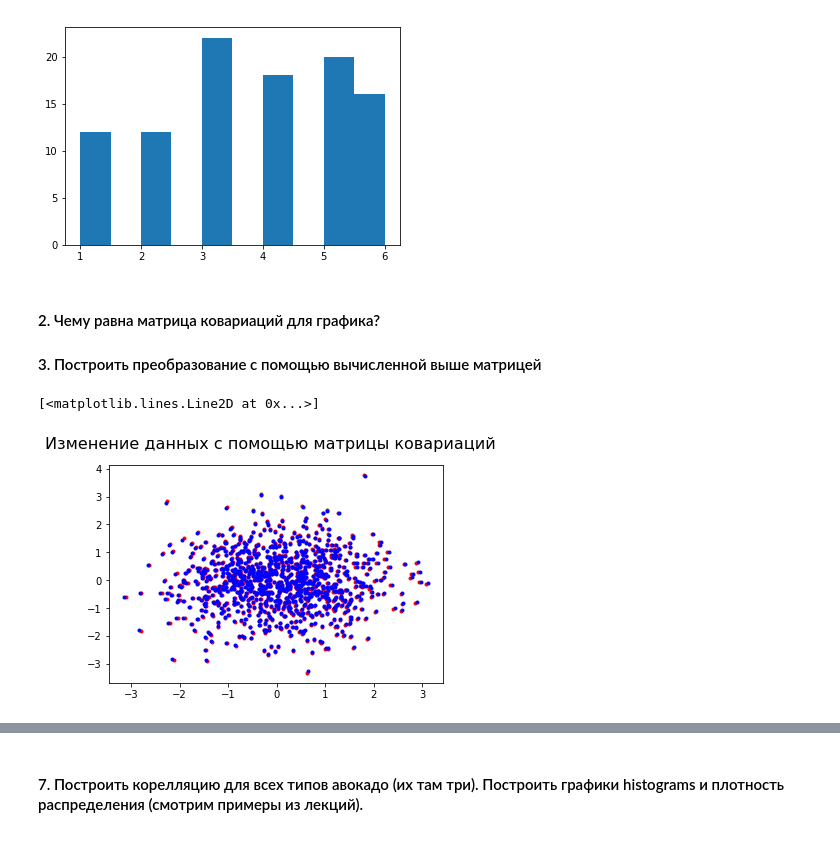
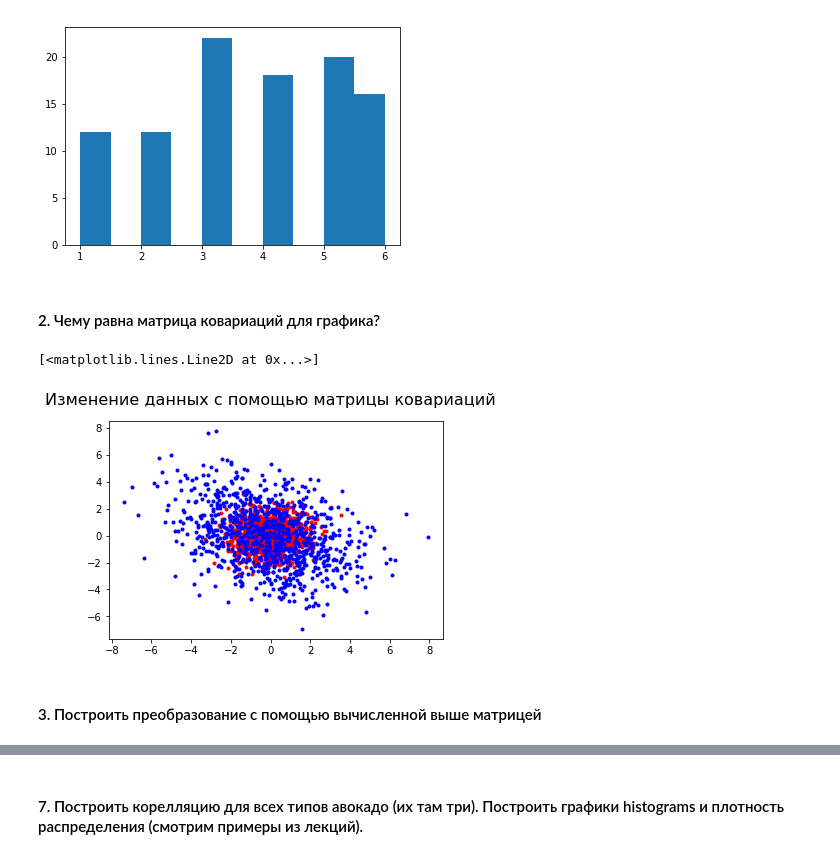
Before and after one commit to kgitt/DATA_ANALYTICS, a Jupyter notebook: python_9 (--).ipynb, the cells around one changed output, grey strips where cells are left out. Drawn from its saved outputs; the diff is of its cells as text; code cells hidden in the pictures.

```diff
--- a/python_9 (--).ipynb
+++ b/python_9 (--).ipynb
@@ -44,25 +44,25 @@ plt.hist(np.random.choice([1,2,3,4,5,6], 100))
  array([1. , 1.5, 2. , 2.5, 3. , 3.5, 4. , 4.5, 5. , 5.5, 6. ]),
  <a list of 10 Patch objects>)
 [figure]
+# %% [markdown]
+
+#### 2. Чему равна матрица ковариаций для графика?
+# %%
+import numpy.linalg as la
+n = 1000
+C = [[5,-2],[-2,5]]
+A = la.cholesky(C)
+X = np.random.randn(n,2)
+Y = np.dot(A,X.T)
+
+plt.suptitle('Изменение данных с помощью матрицы ковариаций', fontsize=16)
+plt.plot(X[:,0], X[:,1], 'r.')
+plt.plot(Y[0,:], Y[1,:], 'b.')
+# %% [output]
+[<matplotlib.lines.Line2D at 0x...>]
+[figure, added]
 # %% [markdown]
-
-#### 2. Чему равна матрица ковариаций для графика?
 #### 3. Построить преобразование с помощью вычисленной выше матрицей
-# %%
-import numpy.linalg as la
-n = 1000
-X = np.random.randn(n,2)
-stand = (X-X.mean())/X.std()
-C = np.cov(stand.T)
-A = la.cholesky(C)
-Y = np.dot(A,X.T)
-
-plt.suptitle('Изменение данных с помощью матрицы ковариаций', fontsize=16)
-plt.plot(X[:,0], X[:,1], 'r.')
-plt.plot(Y[0,:], Y[1,:], 'b.')
-# %% [output]
-[<matplotlib.lines.Line2D at 0x...>]
-[figure, removed]
 # %%
 mu, sigma = 0, 1 # mean and standard deviation
 # x = np.random.normal(mu, sigma, 100)
```
Also changed, not shown: parts of 11 cells of this notebook.
